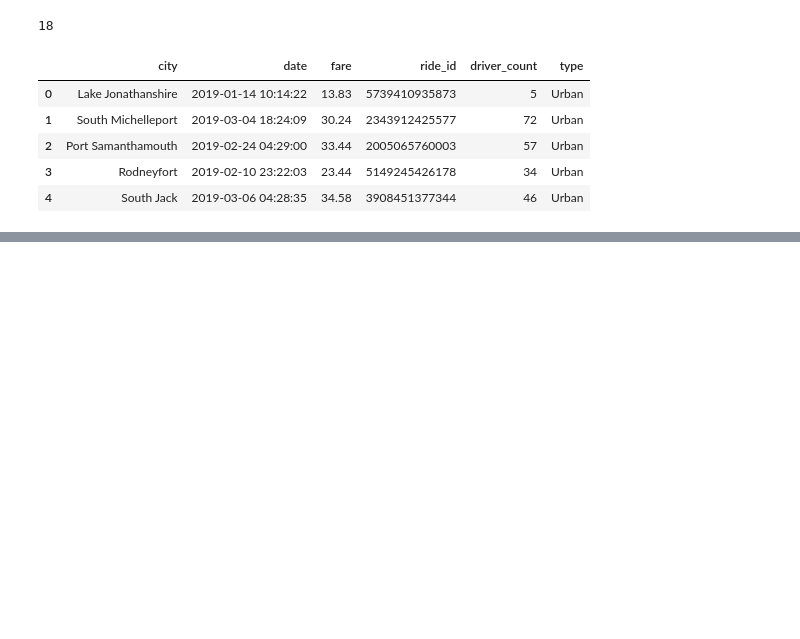
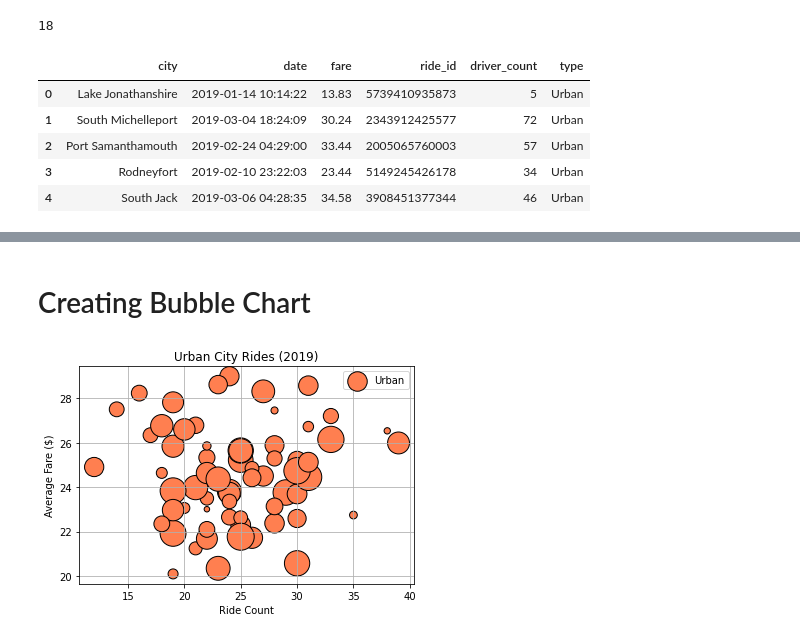
Before and after one commit to teao11/PyBer_Analysis, a Jupyter notebook: PyBer_ride_data.ipynb, the cells around one changed output, grey strips where cells are left out. Drawn from its saved outputs; the diff is of its cells as text; code cells hidden in the pictures; blank space fills up the shorter version.

```diff
--- a/PyBer_ride_data.ipynb
+++ b/PyBer_ride_data.ipynb
@@ -144,3 +144,27 @@ pyber_data_df.head()
 | 2 | Port Samanthamouth | 2019-02-24 04:29:00 | 33.44 | 2005065760003 | 57 | Urban |
 | 3 | Rodneyfort | 2019-02-10 23:22:03 | 23.44 | 5149245426178 | 34 | Urban |
 | 4 | South Jack | 2019-03-06 04:28:35 | 34.58 | 3908451377344 | 46 | Urban |
+# %%
+# Create individual dataframes for each city type
+
+urban_df = pyber_data_df[pyber_data_df["type"]=="Urban"]
+rural_df = pyber_data_df[pyber_data_df["type"]=="Rural"]
+suburban_df = pyber_data_df[pyber_data_df["type"]=="Suburban"]
+# %%
+# Group by the city name and get the count of rides
+
+urban_ride_count = urban_df.groupby(['city']).count()['ride_id']
+rural_ride_count = rural_df.groupby(['city']).count()['ride_id']
+suburban_ride_count = suburban_df.groupby(['city']).count()['ride_id']
+# %%
+# Group by the city name and get the mean fare by city
+
+urban_avg_fare = urban_df.groupby(['city']).mean()['fare']
+rural_avg_fare = rural_df.groupby(['city']).mean()['fare']
+suburban_avg_fare = suburban_df.groupby(['city']).mean()['fare']
+# %%
+# Group by the city name and get the mean driver count
+
+urban_driver_count = urban_df.groupby(['city']).mean()['driver_count']
+rural_driver_count = rural_df.groupby(['city']).mean()['driver_count']
+suburban_driver_count = suburban_df.groupby(['city']).mean()['driver_count']
@@ -146,0 +181,14 @@ pyber_data_df.head()
+# %% [markdown]
+# Creating Bubble Chart
+# %%
+# Create bubble chart (Urban)
+plt.scatter(urban_ride_count, urban_avg_fare, s=urban_driver_count*10,
+            color='coral', edgecolors="black", linewidth=1, label="Urban")
+plt.title("Urban City Rides (2019)")
+plt.xlabel("Ride Count")
+plt.ylabel("Average Fare ($)")
+plt.legend()
+plt.grid(True)
+plt.show()
+# %% [output]
+[figure, added]
```
Also changed, not shown: parts of 4 cells of this notebook, 1 other file.
